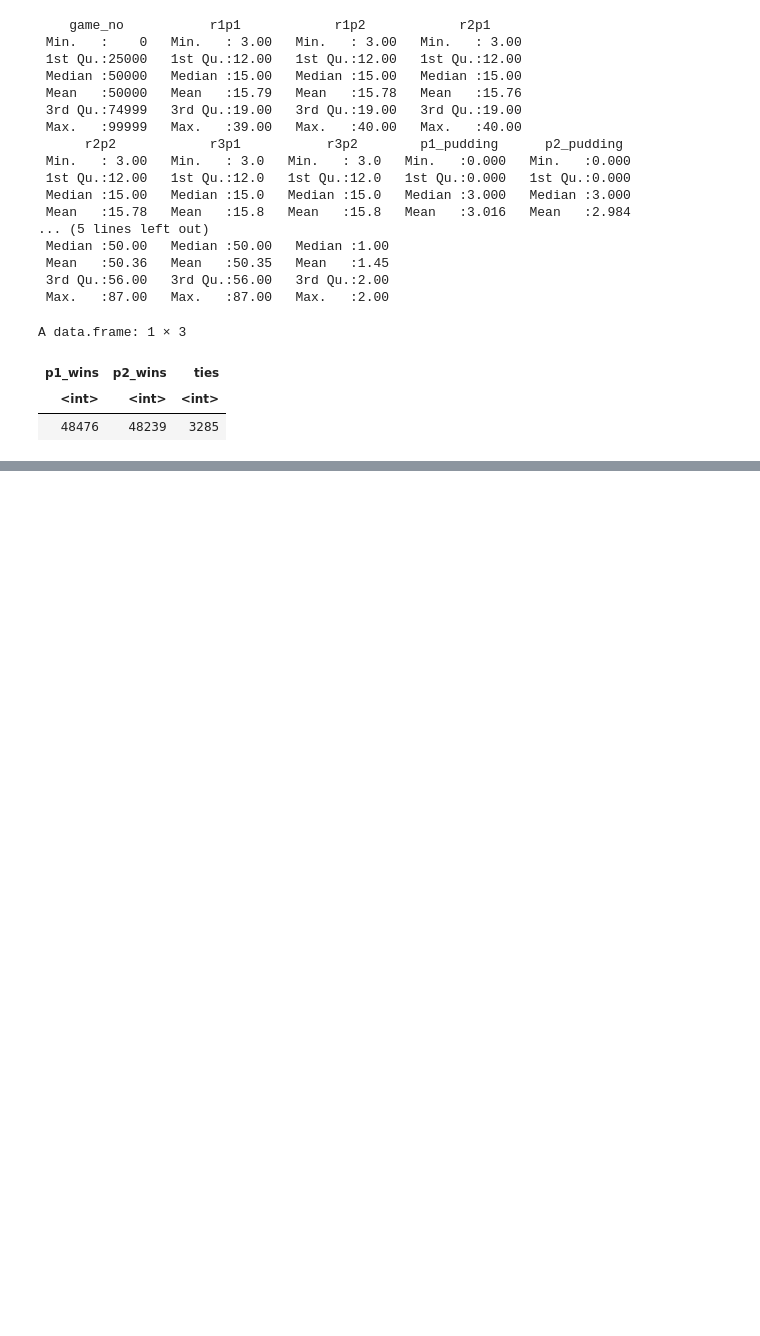
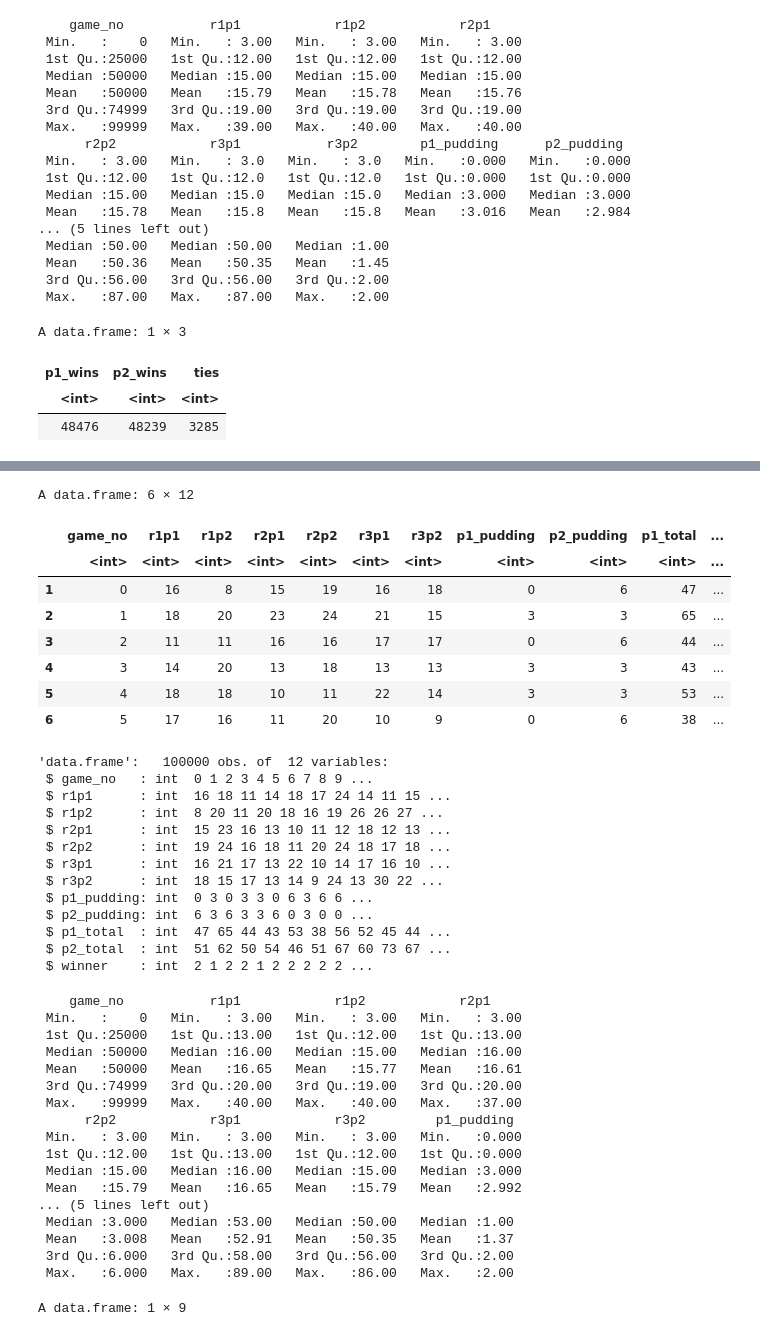
Before and after one commit to kgalloway2/VSC-Code, a Jupyter notebook: python stuff/Sushi Go Analysis.ipynb, the cells around one changed output, grey strips where cells are left out. Drawn from its saved outputs; the diff is of its cells as text; code cells hidden in the pictures; blank space fills up the shorter version.

```diff
--- a/python stuff/Sushi Go Analysis.ipynb
+++ b/python stuff/Sushi Go Analysis.ipynb
@@ -266,0 +458,62 @@ A data.frame: 1 × 9
+# %%
+# player 1 picks with priority:
+# chopsticks, wasabi, dumpling, squid, maki3, tempura,
+# salmon, maki2, egg, maki1, sashimi, pudding
+games_df = read.csv("sushigo2playerstrat4.csv")
+head(games_df)
+str(games_df)
+summary(games_df)
+
+num_wins <- games_df %>%
+    summarize(p1_wins = sum(winner == 1),
+             p2_wins = sum(winner == 2),
+             ties = sum(winner == 0),
+             r1p1_mean_score = mean(r1p1),
+             r2p1_mean_score = mean(r2p1),
+             r3p1_mean_score = mean(r3p1),
+             r1p2_mean_score = mean(r1p2),
+             r2p2_mean_score = mean(r2p2),
+             r3p2_mean_score = mean(r3p2))
+
+num_wins
+# %% [output]
+A data.frame: 6 × 12
+|  | game_no | r1p1 | r1p2 | r2p1 | r2p2 | r3p1 | r3p2 | p1_pudding | p2_pudding | p1_total | ... |
+|  | <int> | <int> | <int> | <int> | <int> | <int> | <int> | <int> | <int> | <int> | ... |
+| 1 | 0 | 16 | 8 | 15 | 19 | 16 | 18 | 0 | 6 | 47 | ... |
+| 2 | 1 | 18 | 20 | 23 | 24 | 21 | 15 | 3 | 3 | 65 | ... |
+| 3 | 2 | 11 | 11 | 16 | 16 | 17 | 17 | 0 | 6 | 44 | ... |
+| 4 | 3 | 14 | 20 | 13 | 18 | 13 | 13 | 3 | 3 | 43 | ... |
+| 5 | 4 | 18 | 18 | 10 | 11 | 22 | 14 | 3 | 3 | 53 | ... |
+| 6 | 5 | 17 | 16 | 11 | 20 | 10 | 9 | 0 | 6 | 38 | ... |
+'data.frame':   100000 obs. of  12 variables:
+ $ game_no   : int  0 1 2 3 4 5 6 7 8 9 ...
+ $ r1p1      : int  16 18 11 14 18 17 24 14 11 15 ...
+ $ r1p2      : int  8 20 11 20 18 16 19 26 26 27 ...
+ $ r2p1      : int  15 23 16 13 10 11 12 18 12 13 ...
+ $ r2p2      : int  19 24 16 18 11 20 24 18 17 18 ...
+ $ r3p1      : int  16 21 17 13 22 10 14 17 16 10 ...
+ $ r3p2      : int  18 15 17 13 14 9 24 13 30 22 ...
+ $ p1_pudding: int  0 3 0 3 3 0 6 3 6 6 ...
+ $ p2_pudding: int  6 3 6 3 3 6 0 3 0 0 ...
+ $ p1_total  : int  47 65 44 43 53 38 56 52 45 44 ...
+ $ p2_total  : int  51 62 50 54 46 51 67 60 73 67 ...
+ $ winner    : int  2 1 2 2 1 2 2 2 2 2 ...
+    game_no           r1p1            r1p2            r2p1
+ Min.   :    0   Min.   : 3.00   Min.   : 3.00   Min.   : 3.00
+ 1st Qu.:25000   1st Qu.:13.00   1st Qu.:12.00   1st Qu.:13.00
+ Median :50000   Median :16.00   Median :15.00   Median :16.00
+ Mean   :50000   Mean   :16.65   Mean   :15.77   Mean   :16.61
+ 3rd Qu.:74999   3rd Qu.:20.00   3rd Qu.:19.00   3rd Qu.:20.00
+ Max.   :99999   Max.   :40.00   Max.   :40.00   Max.   :37.00
+      r2p2            r3p1            r3p2         p1_pudding
+ Min.   : 3.00   Min.   : 3.00   Min.   : 3.00   Min.   :0.000
+ 1st Qu.:12.00   1st Qu.:13.00   1st Qu.:12.00   1st Qu.:0.000
+ Median :15.00   Median :16.00   Median :15.00   Median :3.000
+ Mean   :15.79   Mean   :16.65   Mean   :15.79   Mean   :2.992
+... (5 lines left out)
+ Median :3.000   Median :53.00   Median :50.00   Median :1.00
+ Mean   :3.008   Mean   :52.91   Mean   :50.35   Mean   :1.37
+ 3rd Qu.:6.000   3rd Qu.:58.00   3rd Qu.:56.00   3rd Qu.:2.00
+ Max.   :6.000   Max.   :89.00   Max.   :86.00   Max.   :2.00
+A data.frame: 1 × 9
```
Also changed, not shown: parts of 5 cells of this notebook, 9 other files.
